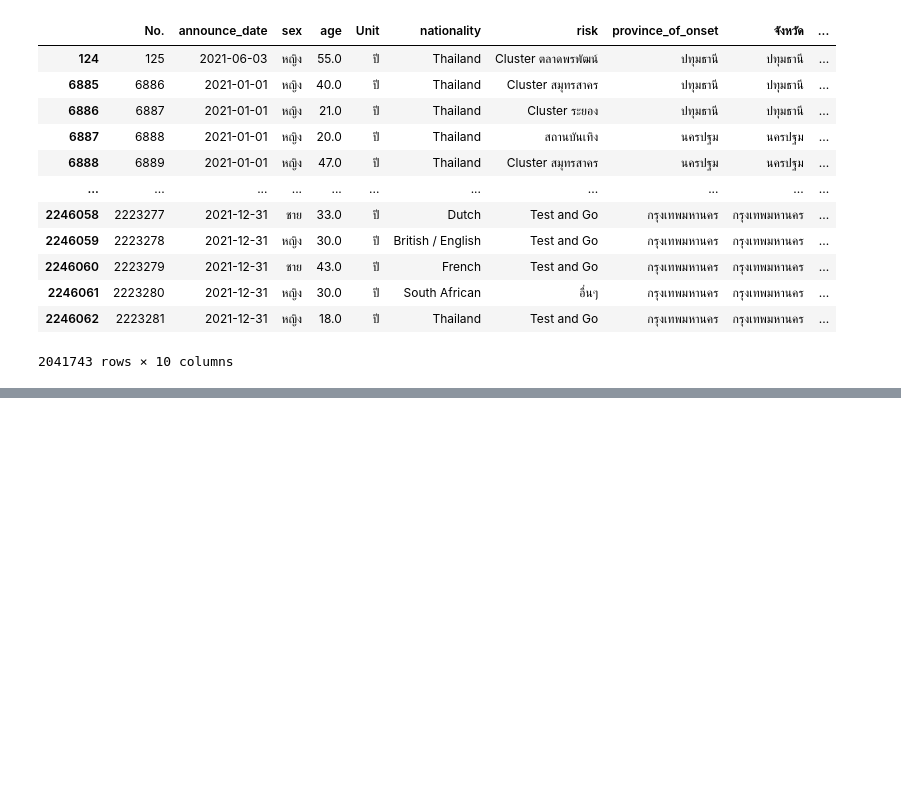
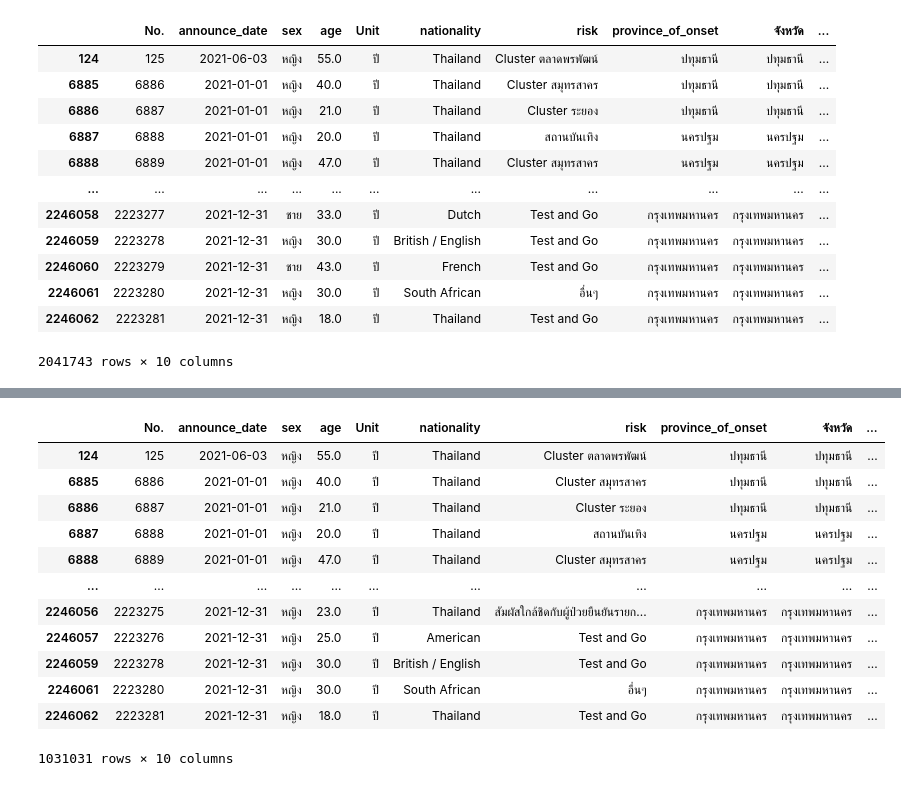
Before and after one commit to 623020514-5/DWDM21, a Jupyter notebook: Data_Viz_Project.ipynb, the cells around one changed output, grey strips where cells are left out. Saved outputs shown, nothing was run; the diff lists cells and outputs as text; code cells hidden in the pictures; blank space fills up the shorter version.

```diff
--- a/Data_Viz_Project.ipynb
+++ b/Data_Viz_Project.ipynb
@@ -497,0 +570,17 @@ D_df = pd.DataFrame(D)
+# %%
+Data_Female = data_64[data_64['sex']== 'หญิง']
+Data_Female
+# %% [output]
+|  | No. | announce_date | sex | age | Unit | nationality | risk | province_of_onset | จังหวัด | ... |
+| 124 | 125 | 2021-06-03 | หญิง | 55.0 | ปี | Thailand | Cluster ตลาดพรพัฒน์ | ปทุมธานี | ปทุมธานี | ... |
+| 6885 | 6886 | 2021-01-01 | หญิง | 40.0 | ปี | Thailand | Cluster สมุทรสาคร | ปทุมธานี | ปทุมธานี | ... |
+| 6886 | 6887 | 2021-01-01 | หญิง | 21.0 | ปี | Thailand | Cluster ระยอง | ปทุมธานี | ปทุมธานี | ... |
+| 6887 | 6888 | 2021-01-01 | หญิง | 20.0 | ปี | Thailand | สถานบันเทิง | นครปฐม | นครปฐม | ... |
+| 6888 | 6889 | 2021-01-01 | หญิง | 47.0 | ปี | Thailand | Cluster สมุทรสาคร | นครปฐม | นครปฐม | ... |
+| ... | ... | ... | ... | ... | ... | ... | ... | ... | ... | ... |
+| 2246056 | 2223275 | 2021-12-31 | หญิง | 23.0 | ปี | Thailand | สัมผัสใกล้ชิดกับผู้ป่วยยืนยันรายก... | กรุงเทพมหานคร | กรุงเทพมหานคร | ... |
+| 2246057 | 2223276 | 2021-12-31 | หญิง | 25.0 | ปี | American | Test and Go | กรุงเทพมหานคร | กรุงเทพมหานคร | ... |
+| 2246059 | 2223278 | 2021-12-31 | หญิง | 30.0 | ปี | British / English | Test and Go | กรุงเทพมหานคร | กรุงเทพมหานคร | ... |
+| 2246061 | 2223280 | 2021-12-31 | หญิง | 30.0 | ปี | South African | อื่นๆ | กรุงเทพมหานคร | กรุงเทพมหานคร | ... |
+| 2246062 | 2223281 | 2021-12-31 | หญิง | 18.0 | ปี | Thailand | Test and Go | กรุงเทพมหานคร | กรุงเทพมหานคร | ... |
+1031031 rows × 10 columns
```
Also changed, not shown: parts of 9 cells of this notebook.
